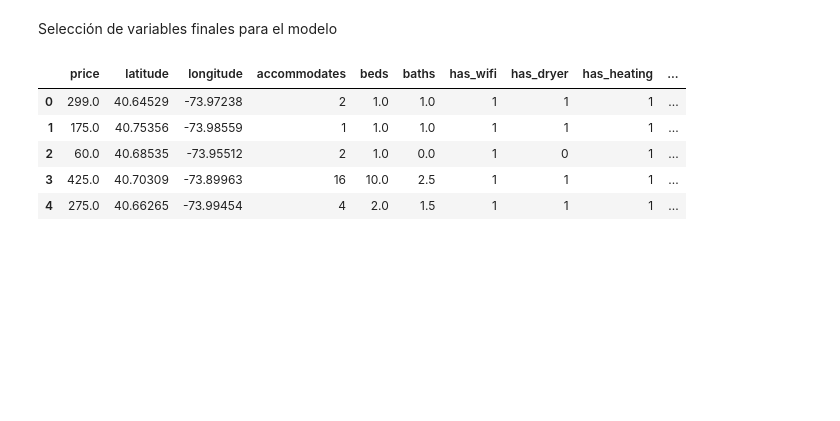
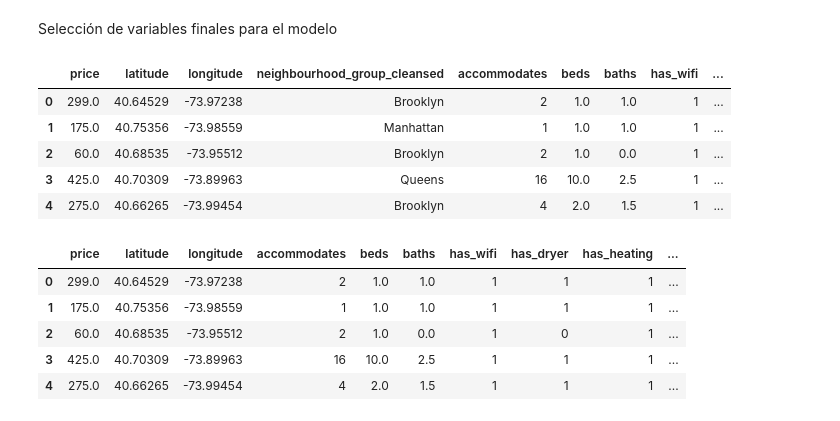
Before and after one commit to Divasson/VisualizacionDatosAirBnB, a Jupyter notebook: modelling/modelling.ipynb, the cells around one changed output. Cells and saved outputs as stored; diff of their text form; code cells hidden in the pictures; blank space fills up the shorter version.

```diff
--- a/modelling/modelling.ipynb
+++ b/modelling/modelling.ipynb
@@ -143,6 +143,14 @@ Seleccionamos las variables que de primeras pensamos que son más influyentes en
 Selección de variables finales para el modelo
 # %%
 data_model = listings_filtered_df[["price","latitude","longitude","neighbourhood_group_cleansed","accommodates","beds","baths","has_wifi","has_dryer","has_heating","has_kitchen","has_tv"]]
+data_model.head()
+# %% [output]
+|  | price | latitude | longitude | neighbourhood_group_cleansed | accommodates | beds | baths | has_wifi | ... |
+| 0 | 299.0 | 40.64529 | -73.97238 | Brooklyn | 2 | 1.0 | 1.0 | 1 | ... |
+| 1 | 175.0 | 40.75356 | -73.98559 | Manhattan | 1 | 1.0 | 1.0 | 1 | ... |
+| 2 | 60.0 | 40.68535 | -73.95512 | Brooklyn | 2 | 1.0 | 0.0 | 1 | ... |
+| 3 | 425.0 | 40.70309 | -73.89963 | Queens | 16 | 10.0 | 2.5 | 1 | ... |
+| 4 | 275.0 | 40.66265 | -73.99454 | Brooklyn | 4 | 2.0 | 1.5 | 1 | ... |
 # %%
 # creacion de dummmies
 data_model_num = pd.get_dummies(data_model, columns = ["neighbourhood_group_cleansed"])
```
Also changed, not shown: 2 other files.
